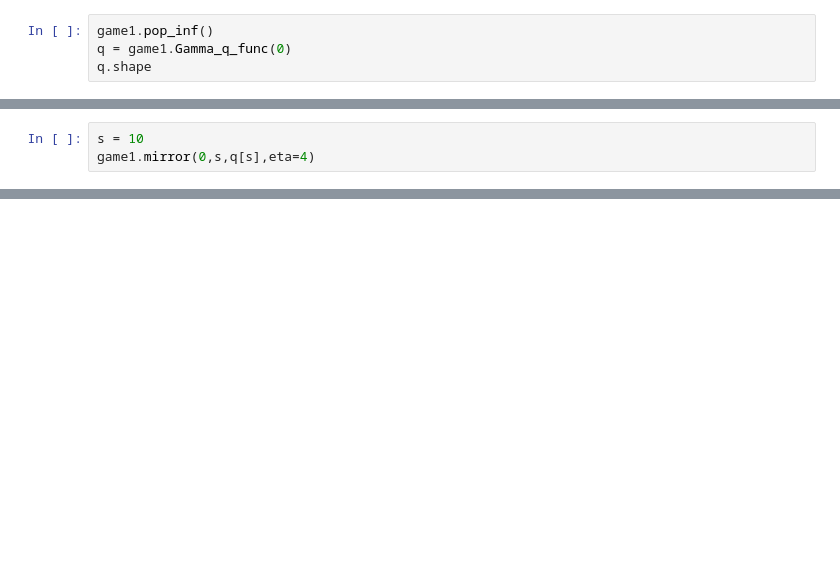
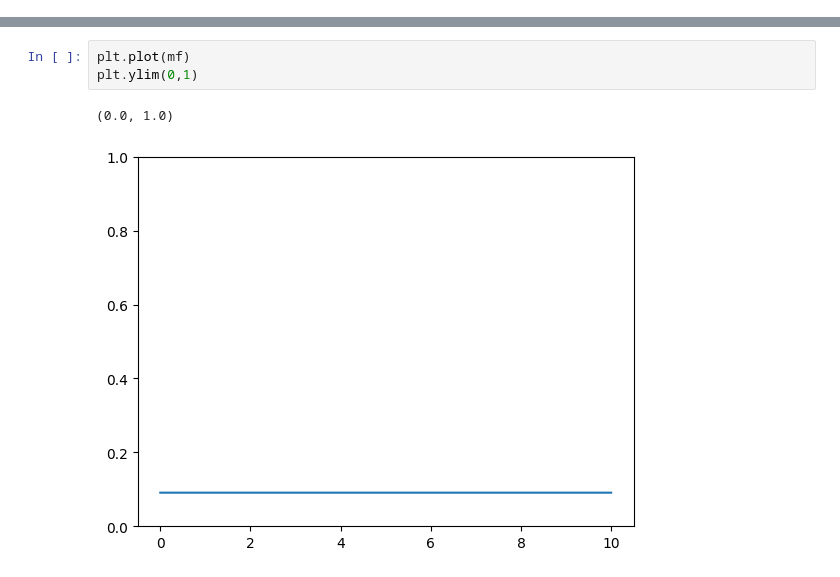
Before and after one commit to JamesJunyuGuo/GMFG, a Jupyter notebook: Infinite_Horizon/test.ipynb, the cells around one changed output, grey strips where cells are left out. Saved outputs shown, nothing was run; the diff lists cells and outputs as text; blank space fills up the shorter version.

Commit message:
finish the setting of the ring game and the SIR model

```diff
--- a/Infinite_Horizon/test.ipynb
+++ b/Infinite_Horizon/test.ipynb
@@ -17,4 +0,0 @@ game1.bar
-# %%
-game1.pop_inf()
-q = game1.Gamma_q_func(0)
-q.shape
@@ -23,3 +0,0 @@ q.shape
-# %%
-s = 10
-game1.mirror(0,s,q[s],eta=4)
@@ -59,0 +72,6 @@ AttributeError: 'ring_Game' object has no attribute 'controller'
+# %%
+plt.plot(mf)
+plt.ylim(0,1)
+# %% [output]
+(0.0, 1.0)
+[figure, added]
```
Also changed, not shown: parts of 17 cells of this notebook, 9 other files.
